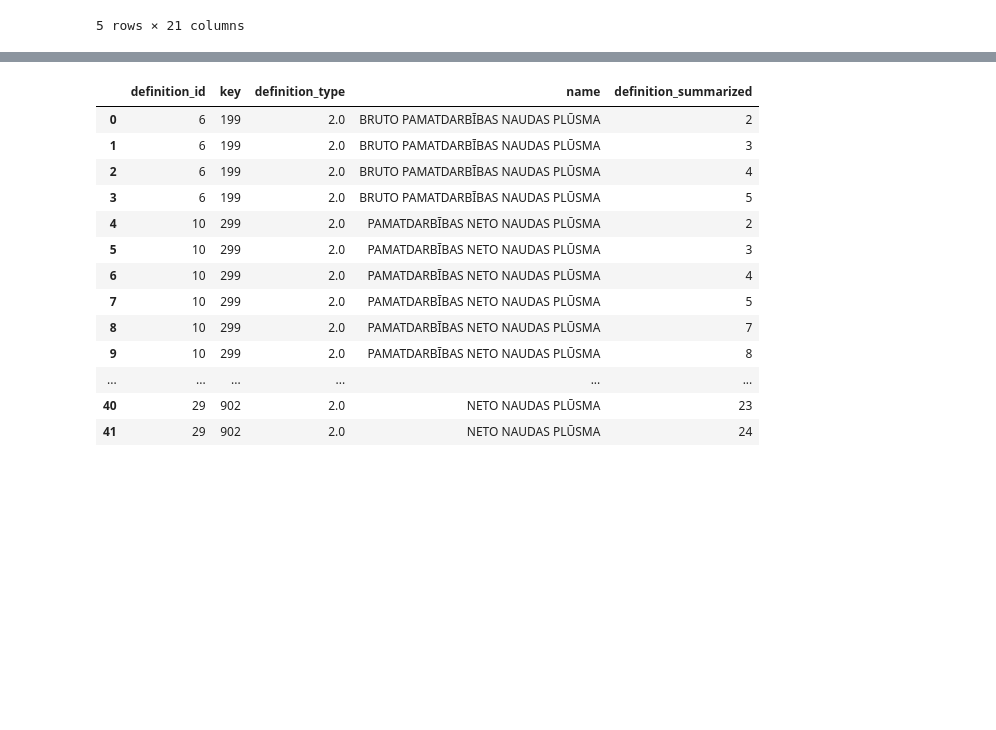
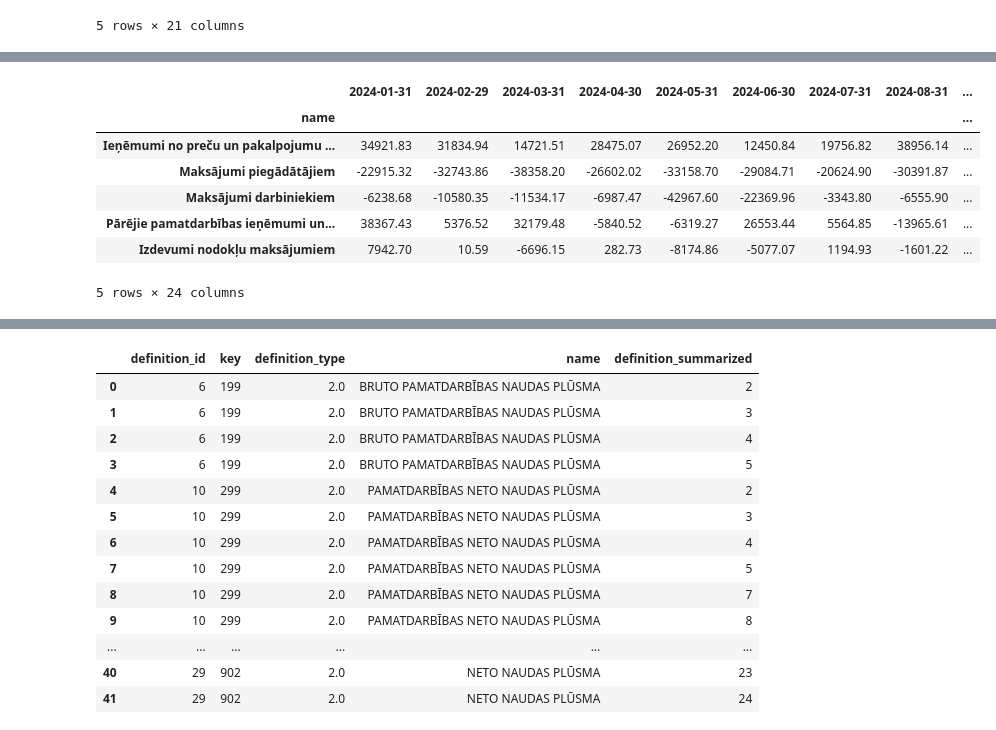
Before and after one commit to aigarzs/cash-flow, a Jupyter notebook: jupyter/cash_flow_final.ipynb, the cells around one changed output, grey strips where cells are left out. Saved outputs shown, nothing was run; the diff lists cells and outputs as text; code cells hidden in the pictures; blank space fills up the shorter version.

```diff
--- a/jupyter/cash_flow_final.ipynb
+++ b/jupyter/cash_flow_final.ipynb
@@ -315,3 +316,19 @@ pivot_cf
+# %%
+# Store pivot_cf for cash flow figure
+graph_pivot = pd.merge(definition_acc_df, pivot_cf, on="definition_id", how="right")
+graph_pivot.drop(columns=["definition_id", "key", "definition_type"], inplace=True)
+graph_pivot=graph_pivot.set_index("name")
+# %%
+graph_pivot
+# %% [output]
+|  | 2024-01-31 | 2024-02-29 | 2024-03-31 | 2024-04-30 | 2024-05-31 | 2024-06-30 | 2024-07-31 | 2024-08-31 | ... |
+| name |  |  |  |  |  |  |  |  | ... |
+| Ieņēmumi no preču un pakalpojumu ... | 34921.83 | 31834.94 | 14721.51 | 28475.07 | 26952.20 | 12450.84 | 19756.82 | 38956.14 | ... |
+| Maksājumi piegādātājiem | -22915.32 | -32743.86 | -38358.20 | -26602.02 | -33158.70 | -29084.71 | -20624.90 | -30391.87 | ... |
+| Maksājumi darbiniekiem | -6238.68 | -10580.35 | -11534.17 | -6987.47 | -42967.60 | -22369.96 | -3343.80 | -6555.90 | ... |
+| Pārējie pamatdarbības ieņēmumi un... | 38367.43 | 5376.52 | 32179.48 | -5840.52 | -6319.27 | 26553.44 | 5564.85 | -13965.61 | ... |
+| Izdevumi nodokļu maksājumiem | 7942.70 | 10.59 | -6696.15 | 282.73 | -8174.86 | -5077.07 | 1194.93 | -1601.22 | ... |
+5 rows × 24 columns
 # %%
 # Ensure 0 instead of NaN in empty cells
 pivot_cf = pd.merge(definition_acc_df["definition_id"], pivot_cf, left_on="definition_id", right_on="definition_id", how="left").fillna(0)
```
Also changed, not shown: parts of 15 cells of this notebook, 3 other files.
